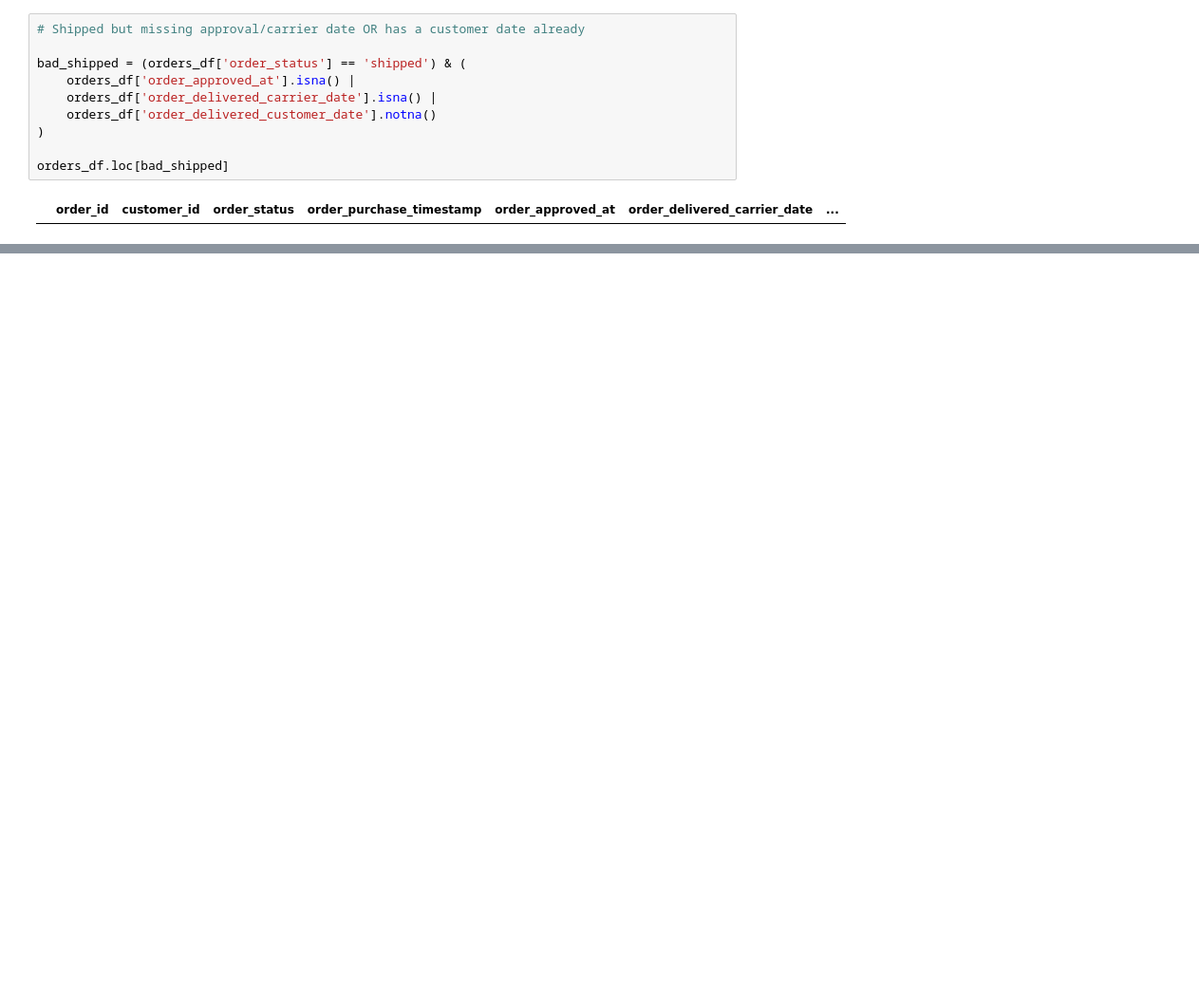
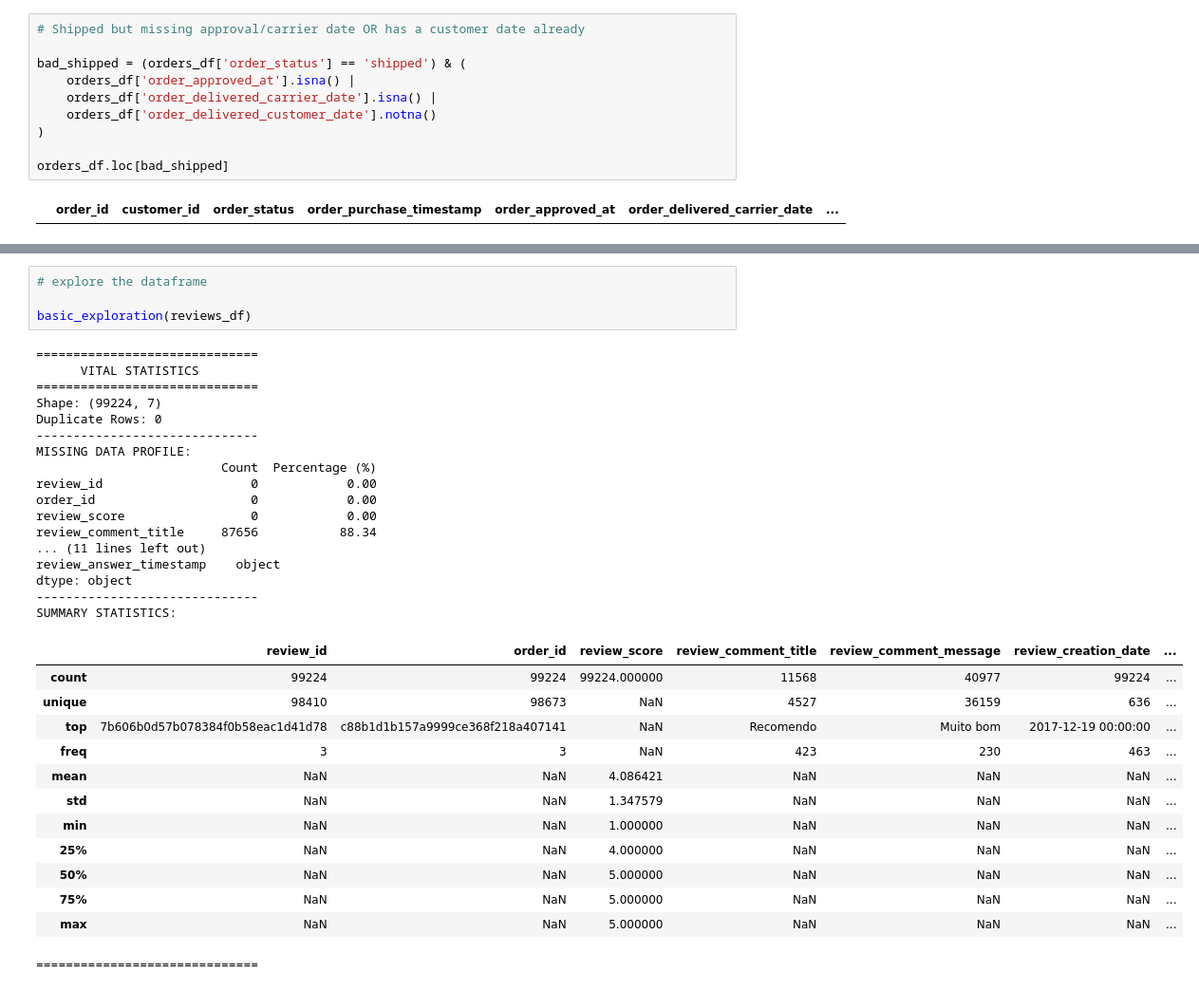
Before and after one commit to FrequentNotebook/olist-ecommerce-analysis-revamp, a Jupyter notebook: Olist dataset cleaning revamp.ipynb, the cells around one changed output, grey strips where cells are left out. Shown at 95% size. Saved outputs shown, nothing was run; the diff lists cells and outputs as text; blank space fills up the shorter version.

```diff
--- a/Olist dataset cleaning revamp.ipynb
+++ b/Olist dataset cleaning revamp.ipynb
@@ -745,0 +802,35 @@ order_items_df.loc[freight_mask]
+# %%
+# explore the dataframe
+
+basic_exploration(reviews_df)
+# %% [output]
+==============================
+      VITAL STATISTICS
+==============================
+Shape: (99224, 7)
+Duplicate Rows: 0
+------------------------------
+MISSING DATA PROFILE:
+                         Count  Percentage (%)
+review_id                    0            0.00
+order_id                     0            0.00
+review_score                 0            0.00
+review_comment_title     87656           88.34
+... (11 lines left out)
+review_answer_timestamp    object
+dtype: object
+------------------------------
+SUMMARY STATISTICS:
+|  | review_id | order_id | review_score | review_comment_title | review_comment_message | review_creation_date | ... |
+| count | 99224 | 99224 | 99224.000000 | 11568 | 40977 | 99224 | ... |
+| unique | 98410 | 98673 | NaN | 4527 | 36159 | 636 | ... |
+| top | 7b606b0d57b078384f0b58eac1d41d78 | c88b1d1b157a9999ce368f218a407141 | NaN | Recomendo | Muito bom | 2017-12-19 00:00:00 | ... |
+| freq | 3 | 3 | NaN | 423 | 230 | 463 | ... |
+| mean | NaN | NaN | 4.086421 | NaN | NaN | NaN | ... |
+| std | NaN | NaN | 1.347579 | NaN | NaN | NaN | ... |
+| min | NaN | NaN | 1.000000 | NaN | NaN | NaN | ... |
+| 25% | NaN | NaN | 4.000000 | NaN | NaN | NaN | ... |
+| 50% | NaN | NaN | 5.000000 | NaN | NaN | NaN | ... |
+| 75% | NaN | NaN | 5.000000 | NaN | NaN | NaN | ... |
+| max | NaN | NaN | 5.000000 | NaN | NaN | NaN | ... |
+==============================
```
Also changed, not shown: parts of 57 cells of this notebook.
